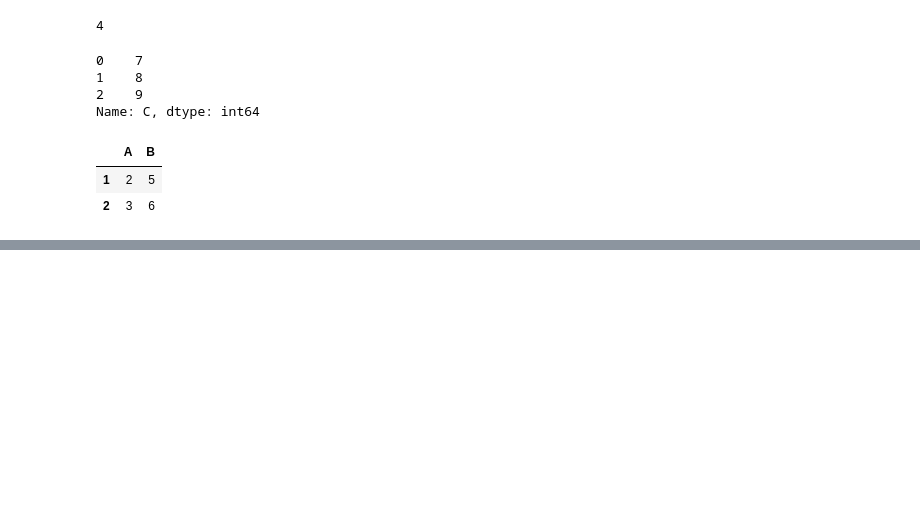
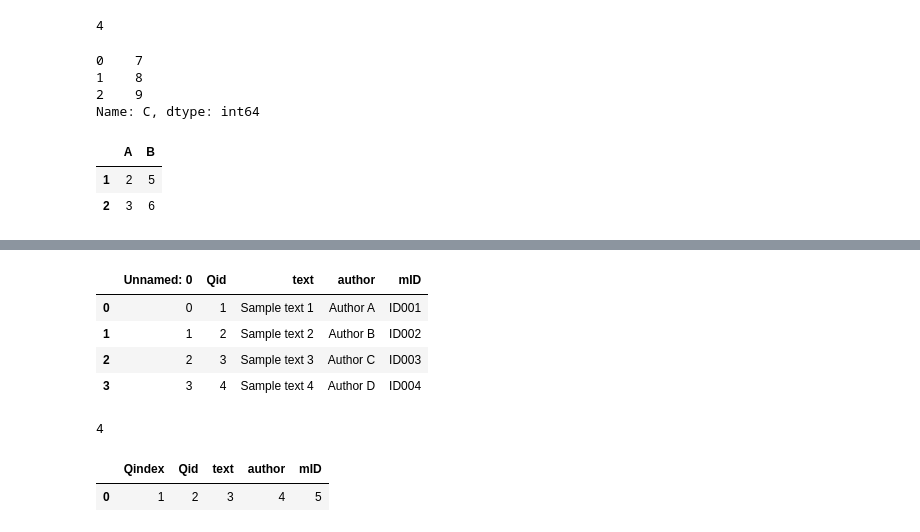
Before and after one commit to priteshkhilari/AwesomeQuotes, a Jupyter notebook: Untitled.ipynb, the cells around one changed output, grey strips where cells are left out. Saved outputs shown, nothing was run; the diff lists cells and outputs as text; code cells hidden in the pictures; blank space fills up the shorter version.

```diff
--- a/Untitled.ipynb
+++ b/Untitled.ipynb
@@ -183,0 +235,14 @@ subset
+# %%
+df = pd.read_csv("./quotes1.csv")
+# %%
+df
+# %% [output]
+|  | Unnamed: 0 | Qid | text | author | mID |
+| 0 | 0 | 1 | Sample text 1 | Author A | ID001 |
+| 1 | 1 | 2 | Sample text 2 | Author B | ID002 |
+| 2 | 2 | 3 | Sample text 3 | Author C | ID003 |
+| 3 | 3 | 4 | Sample text 4 | Author D | ID004 |
+# %%
+len(df)
+# %% [output]
+4
@@ -183,0 +257,5 @@ subset
+# %%
+df
+# %% [output]
+|  | Qindex | Qid | text | author | mID |
+| 0 | 1 | 2 | 3 | 4 | 5 |
```
Also changed, not shown: parts of 33 cells of this notebook, 7 other files.
